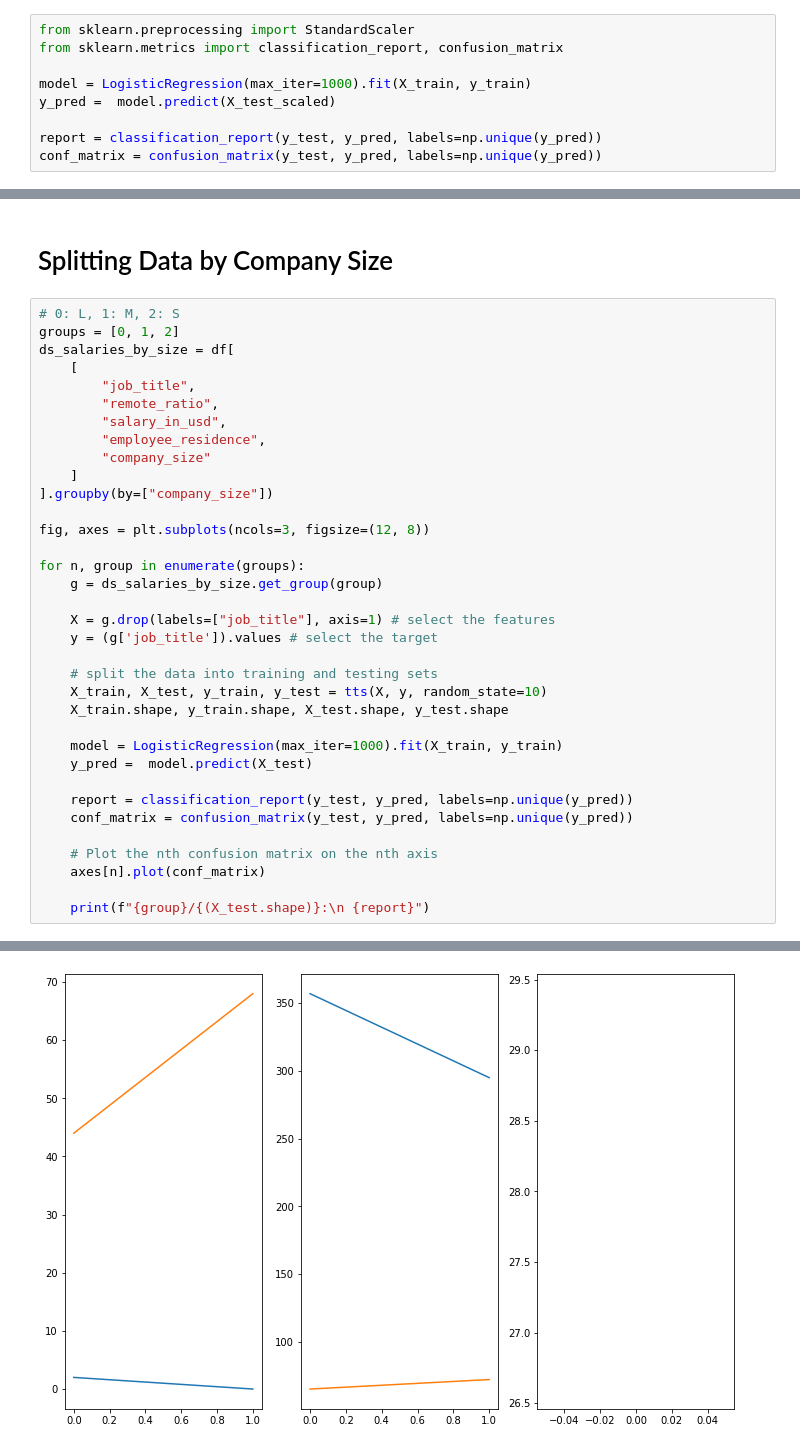
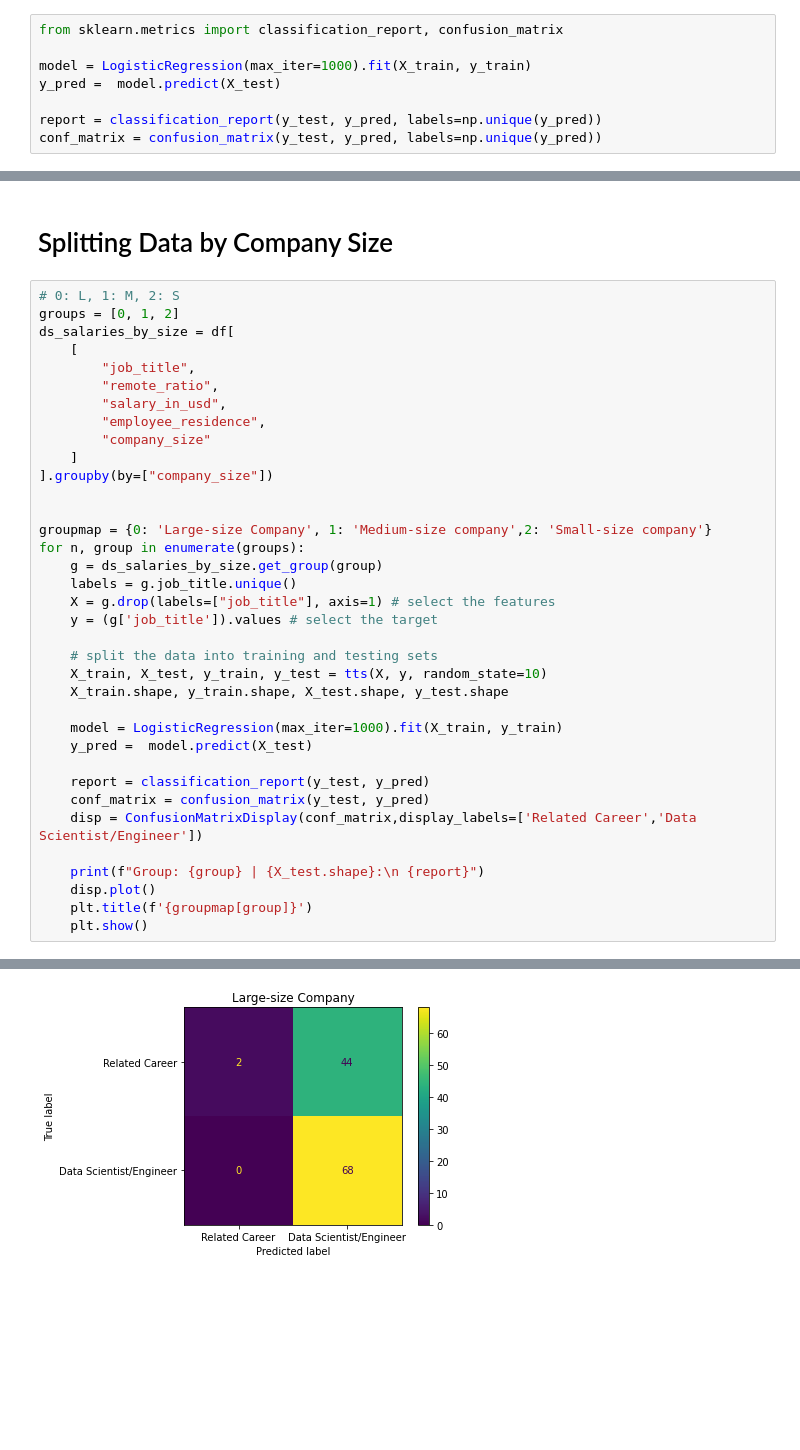
Before and after one commit to manny-pi/inst.354.final.project, a Jupyter notebook: final_project.ipynb, the cells around one changed output, grey strips where cells are left out. Saved outputs shown, nothing was run; the diff lists cells and outputs as text; blank space fills up the shorter version.

```diff
--- a/final_project.ipynb
+++ b/final_project.ipynb
@@ -154,11 +156,10 @@ df
 # %% [markdown]
 # Training the model // scaling values
 # %%
-from sklearn.preprocessing import StandardScaler
 from sklearn.metrics import classification_report, confusion_matrix
 
 model = LogisticRegression(max_iter=1000).fit(X_train, y_train)
-y_pred =  model.predict(X_test_scaled)
+y_pred =  model.predict(X_test)
 
 report = classification_report(y_test, y_pred, labels=np.unique(y_pred))
 conf_matrix = confusion_matrix(y_test, y_pred, labels=np.unique(y_pred))
@@ -238,11 +239,11 @@ ds_salaries_by_size = df[
     ]
 ].groupby(by=["company_size"])
 
-fig, axes = plt.subplots(ncols=3, figsize=(12, 8))
 
+groupmap = {0: 'Large-size Company', 1: 'Medium-size company',2: 'Small-size company'}
 for n, group in enumerate(groups):
     g = ds_salaries_by_size.get_group(group)
-
+    labels = g.job_title.unique()
     X = g.drop(labels=["job_title"], axis=1) # select the features
     y = (g['job_title']).values # select the target
 
@@ -253,11 +254,12 @@ for n, group in enumerate(groups):
     model = LogisticRegression(max_iter=1000).fit(X_train, y_train)
     y_pred =  model.predict(X_test)
 
-    report = classification_report(y_test, y_pred, labels=np.unique(y_pred))
-    conf_matrix = confusion_matrix(y_test, y_pred, labels=np.unique(y_pred))
+    report = classification_report(y_test, y_pred)
+    conf_matrix = confusion_matrix(y_test, y_pred)
+    disp = ConfusionMatrixDisplay(conf_matrix,display_labels=['Related Career','Data Scientist/Engineer'])
 
-    # Plot the nth confusion matrix on the nth axis
-    axes[n].plot(conf_matrix)
-
-    print(f"{group}/{(X_test.shape)}:\n {report}")
+    print(f"Group: {group} | {X_test.shape}:\n {report}")
+    disp.plot()
+    plt.title(f'{groupmap[group]}')
+    plt.show()
 # %% [output]
@@ -281 +275 @@ weighted avg       0.76      1.00      0.86        28
-[figure, old version]
+[figure, new version]
```
Also changed, not shown: parts of 7 cells of this notebook, 2 other files.
